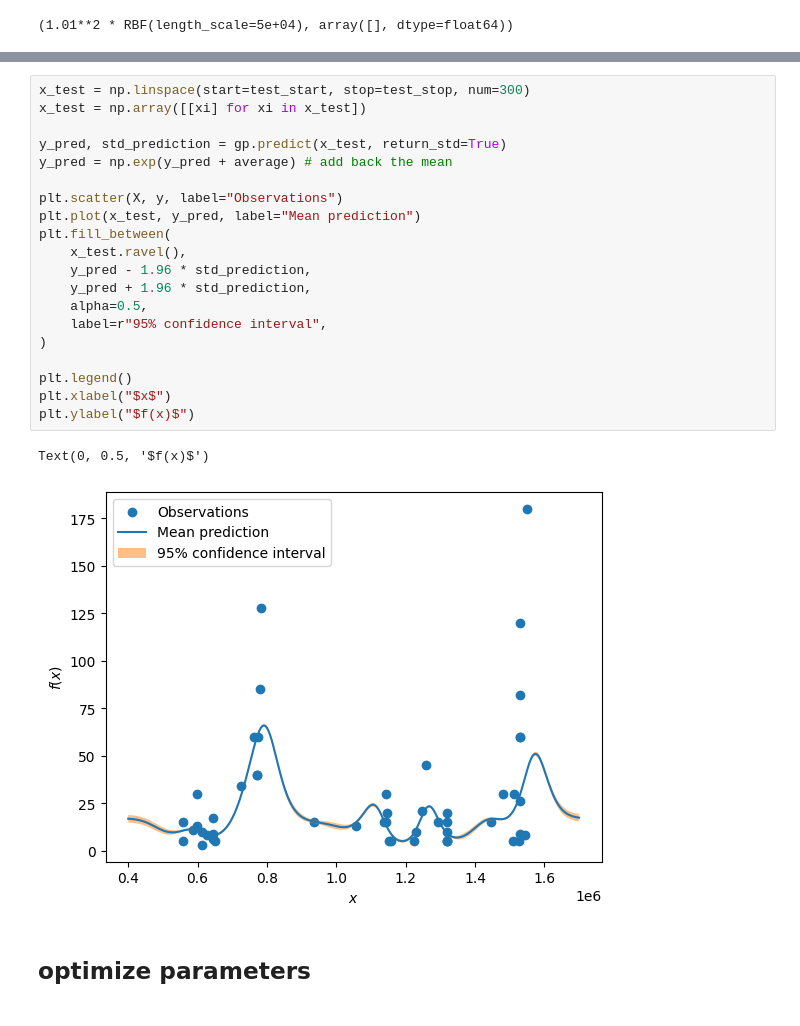
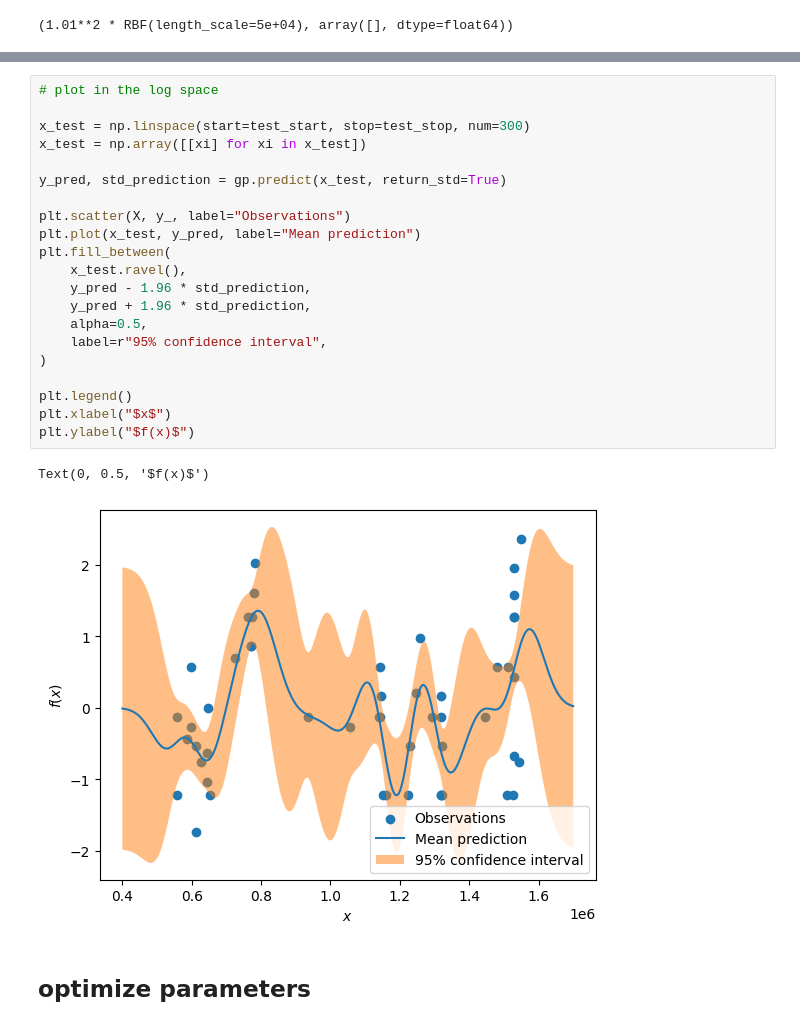
Before and after one commit to Hitchwiki/hitchmap-data, a Jupyter notebook: visualization/predictors/gaussian_process.ipynb, the cells around one changed output, grey strips where cells are left out. Drawn from its saved outputs; the diff is of its cells as text.

Commit message:
start log space for 2d

```diff
--- a/visualization/predictors/gaussian_process.ipynb
+++ b/visualization/predictors/gaussian_process.ipynb
@@ -124,26 +159,27 @@ gp.kernel_, np.exp(gp.kernel_.theta)
 # %%
+# plot in the log space
+
 x_test = np.linspace(start=test_start, stop=test_stop, num=300)
 x_test = np.array([[xi] for xi in x_test])
 
 y_pred, std_prediction = gp.predict(x_test, return_std=True)
-y_pred = np.exp(y_pred + average) # add back the mean
 
-plt.scatter(X, y, label="Observations")
+plt.scatter(X, y_, label="Observations")
 plt.plot(x_test, y_pred, label="Mean prediction")
 plt.fill_between(
     x_test.ravel(),
     y_pred - 1.96 * std_prediction,
     y_pred + 1.96 * std_prediction,
     alpha=0.5,
     label=r"95% confidence interval",
 )
 
 plt.legend()
 plt.xlabel("$x$")
 plt.ylabel("$f(x)$")
 # %% [output]
 Text(0, 0.5, '$f(x)$')
-[figure, old version]
+[figure, new version]
 # %% [markdown]
 ## optimize parameters
 # %%
```
Also changed, not shown: parts of 7 cells of this notebook, 1 other file.
